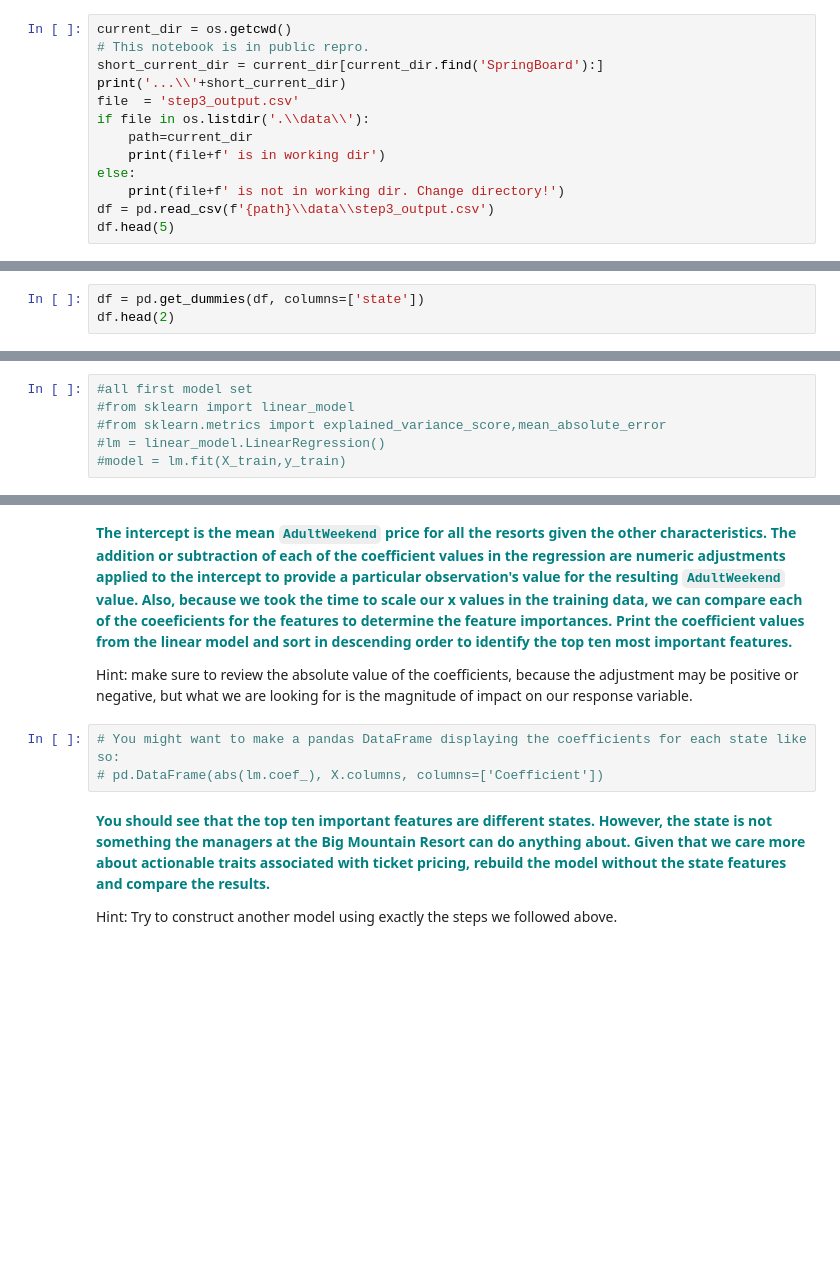
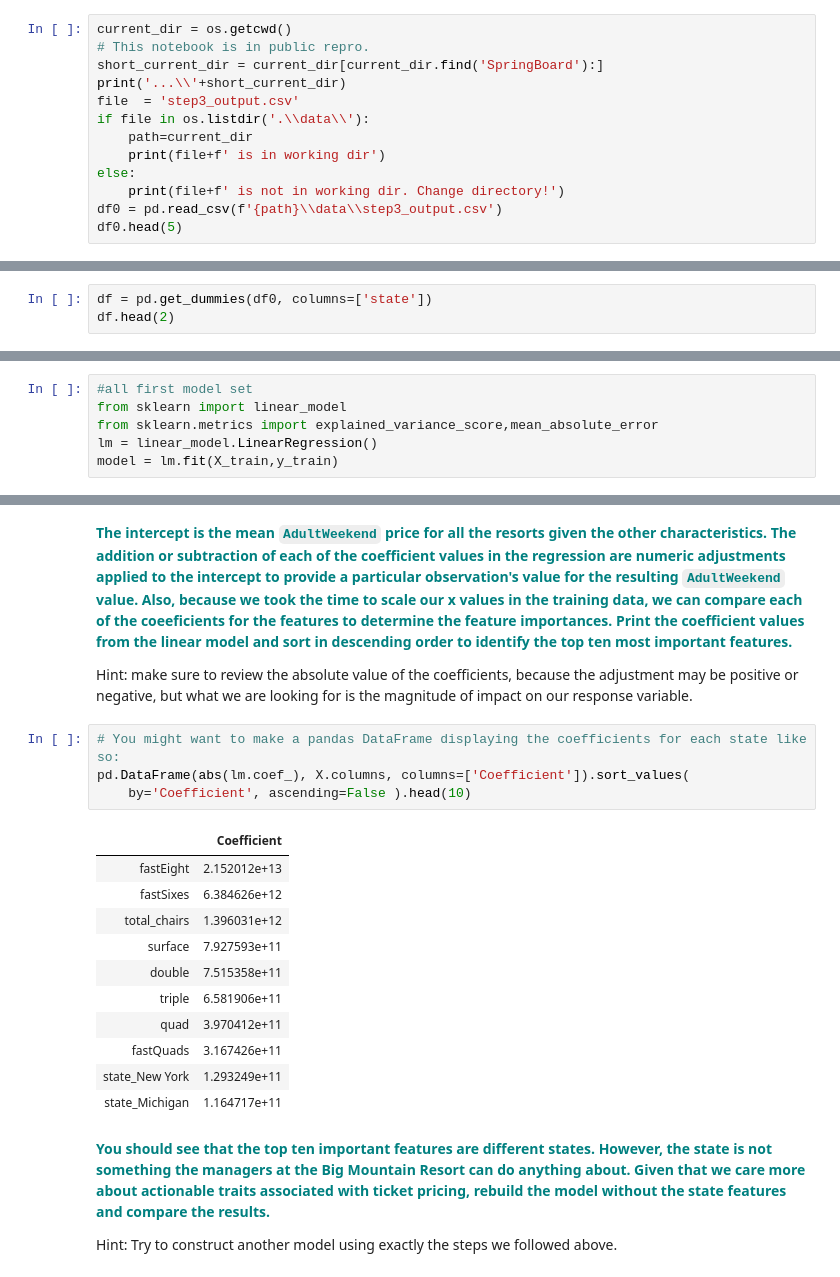
Before and after one commit to ennis-kurt/SpringBoard, a Jupyter notebook: Guided Capstone/Notebook_stepfour.ipynb, the cells around one changed output, grey strips where cells are left out. Cells and saved outputs as stored; diff of their text form; blank space fills up the shorter version.

```diff
--- a/Guided Capstone/Notebook_stepfour.ipynb
+++ b/Guided Capstone/Notebook_stepfour.ipynb
@@ -50,8 +50,8 @@ if file in os.listdir('.\\data\\'):
     print(file+f' is in working dir')
 else:
     print(file+f' is not in working dir. Change directory!')
-df = pd.read_csv(f'{path}\\data\\step3_output.csv')
-df.head(5)
+df0 = pd.read_csv(f'{path}\\data\\step3_output.csv')
+df0.head(5)
 # %% [output]
 ...\SpringBoard\Guided Capstone
 step3_output.csv is in working dir
@@ -69,7 +69,7 @@ step3_output.csv is in working dir
 
 Hint: you can see an example of how to execute this in Aiden's article on preprocessing [here](https://medium.com/@aiden.dataminer/the-data-science-method-dsm-pre-processing-and-training-data-development-fd2d75182967).
 # %%
-df = pd.get_dummies(df, columns=['state'])
+df = pd.get_dummies(df0, columns=['state'])
 df.head(2)
 # %% [output]
 |  | Name | summit_elev | vertical_drop | trams | fastEight | fastSixes | fastQuads | quad | triple | ... |
@@ -147,10 +147,10 @@ This is the fifth step in the Data Science Method. In the previous steps you cle
 #### Model 1
 # %%
 #all first model set
-#from sklearn import linear_model
-#from sklearn.metrics import explained_variance_score,mean_absolute_error
-#lm = linear_model.LinearRegression()
-#model = lm.fit(X_train,y_train)
+from sklearn import linear_model
+from sklearn.metrics import explained_variance_score,mean_absolute_error
+lm = linear_model.LinearRegression()
+model = lm.fit(X_train,y_train)
 # %% [markdown]
 **<font color='teal'> Predict on the testing dataset and score the model performance with the y_test set and the y-pred values. The explained variance is a measure of the variation explained by the model. This is also known as the R-squared value. </font>**
 
@@ -174,7 +189,20 @@ Hint: our linear regression model `lm` has an attribute `intercept_` for the int
 Hint: make sure to review the absolute value of the coefficients, because the adjustment may be positive or negative, but what we are looking for is the magnitude of impact on our response variable.
 # %%
 # You might want to make a pandas DataFrame displaying the coefficients for each state like so:
-# pd.DataFrame(abs(lm.coef_), X.columns, columns=['Coefficient'])
+pd.DataFrame(abs(lm.coef_), X.columns, columns=['Coefficient']).sort_values(
+    by='Coefficient', ascending=False ).head(10)
+# %% [output]
+|  | Coefficient |
+| fastEight | 2.152012e+13 |
+| fastSixes | 6.384626e+12 |
+| total_chairs | 1.396031e+12 |
+| surface | 7.927593e+11 |
+| double | 7.515358e+11 |
+| triple | 6.581906e+11 |
+| quad | 3.970412e+11 |
+| fastQuads | 3.167426e+11 |
+| state_New York | 1.293249e+11 |
+| state_Michigan | 1.164717e+11 |
 # %% [markdown]
 **<font color='teal'>You should see that the top ten important features are different states. However, the state is not something the managers at the Big Mountain Resort can do anything about. Given that we care more about actionable traits associated with ticket pricing, rebuild the model without the state features and compare the results. </font>**
 
```
Also changed, not shown: parts of 12 cells of this notebook.
